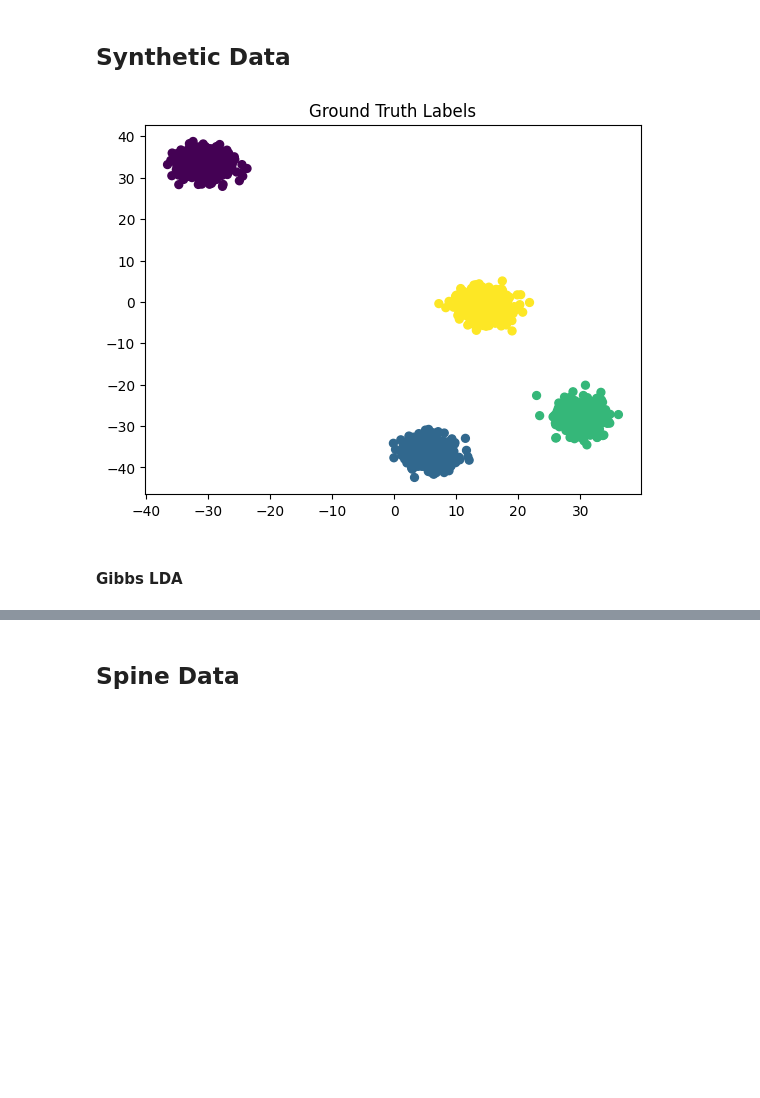
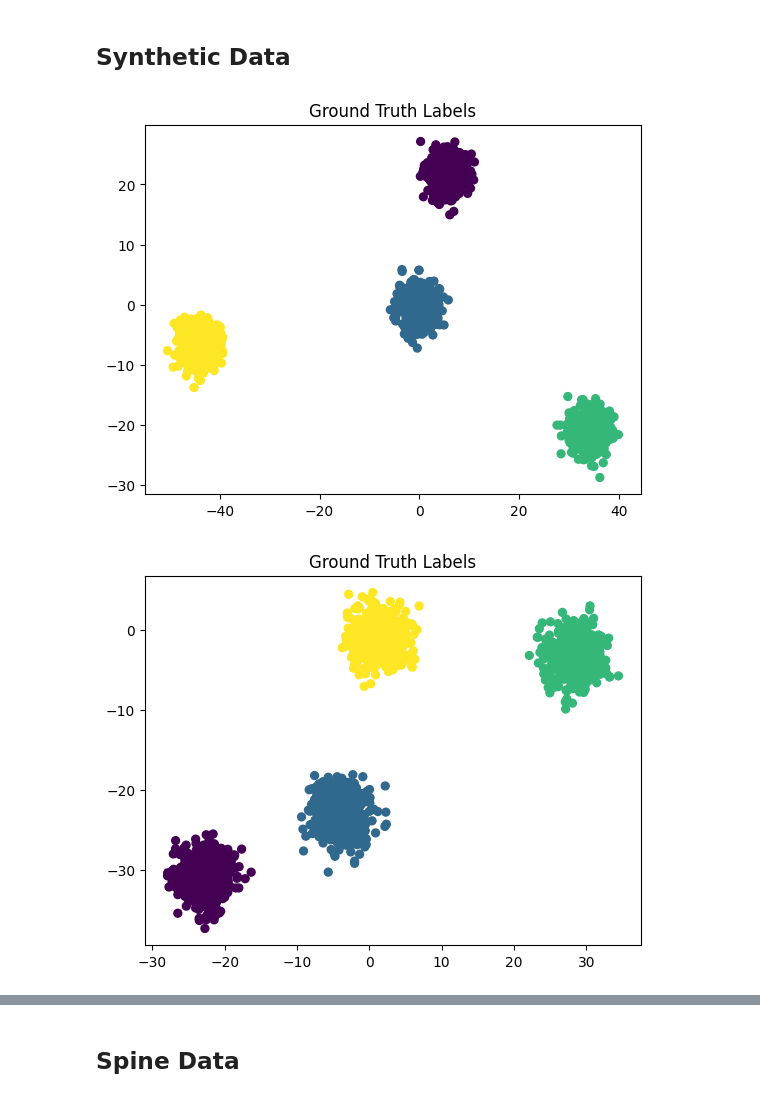
Before and after one commit to craigfouts/GibbsLDA, a Jupyter notebook: sandbox.ipynb, the cells around one changed output, grey strips where cells are left out. Saved outputs shown, nothing was run; the diff lists cells and outputs as text; code cells hidden in the pictures; blank space fills up the shorter version.

```diff
--- a/sandbox.ipynb
+++ b/sandbox.ipynb
@@ -7,16 +7,3 @@ from models import GibbsSLDA, GibbsLDA
 clear_output()
 # %% [markdown]
 ## Synthetic Data
-# %%
-N_SAMPLES = 2000
-N_FEATURES = 1000
-N_TOPICS = 4
-SCALE = 2
-SHUFFLE = True
-
-X, X_labels = sim.generate_data(N_SAMPLES, N_FEATURES, N_TOPICS, SCALE, None, SHUFFLE)
-util.visualize_data(X, X_labels, 'Ground Truth Labels')
-# %% [output]
-[figure, removed]
-# %% [markdown]
-#### Gibbs LDA
@@ -23 +12,29 @@ util.visualize_data(X, X_labels, 'Ground Truth Labels')
+# %%
+N_SAMPLES = 2000
+N_FEATURES = 1000
+N_TOPICS = 4
+SCALE = 2
+SHUFFLE = False
+N_IMGS = 2
+
+# means = sim.generate_means(N_FEATURES, N_TOPICS)
+means = None
+X = np.zeros((N_IMGS*N_SAMPLES, N_FEATURES))
+X_labels = np.zeros(N_IMGS*N_SAMPLES, dtype=np.int32)
+for i in range(N_IMGS):
+    Y, Y_labels = sim.generate_data(N_SAMPLES, N_FEATURES, N_TOPICS, SCALE, means, SHUFFLE)
+    Y_labels += i*N_TOPICS
+    X[i*N_SAMPLES:(i+1)*N_SAMPLES], X_labels[i*N_SAMPLES:(i+1)*N_SAMPLES] = Y, Y_labels
+    util.visualize_data(Y, Y_labels, 'Ground Truth Labels')
+
+img_idx = np.ones((N_IMGS*N_SAMPLES, 1))
+img_idx[N_SAMPLES:2*N_SAMPLES] = 2
+# img_idx[2*N_SAMPLES:] = 3
+X = np.concatenate([img_idx, X], -1)
+
+# X, X_labels = sim.generate_data(N_SAMPLES, N_FEATURES, N_TOPICS, SCALE, None, SHUFFLE)
+# util.visualize_data(X, X_labels, 'Ground Truth Labels')
+# %% [output]
+[figure, added]
+[figure, added]
 # %%
```
Also changed, not shown: parts of 7 cells of this notebook, 2 other files.
